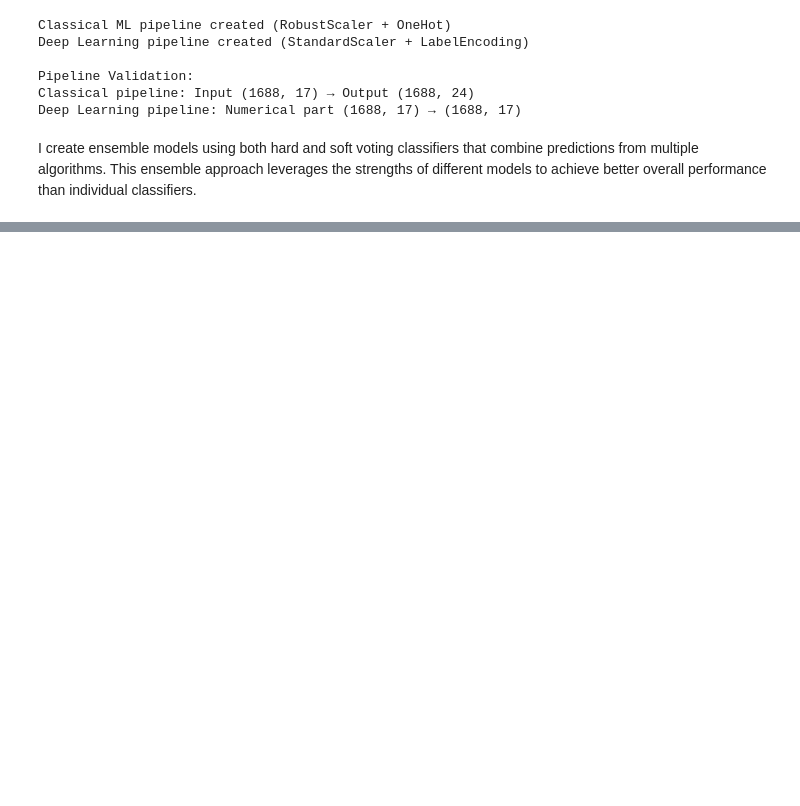
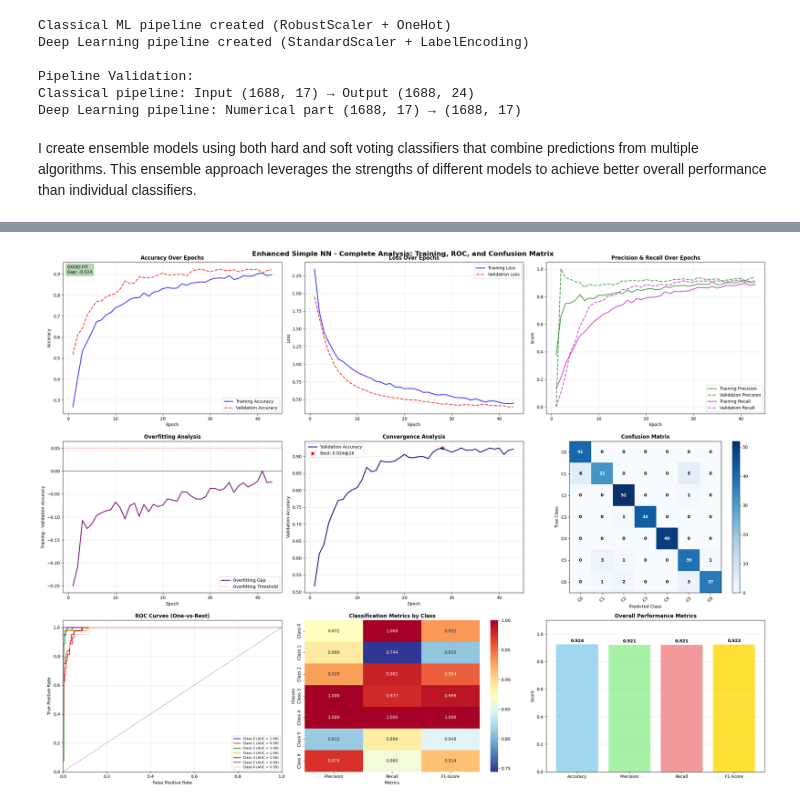
Before and after one commit to IrutingaboRaissa/Introtomachinelearning_Summative, a Jupyter notebook: summative.ipynb, the cells around one changed output, grey strips where cells are left out. Drawn from its saved outputs; the diff is of its cells as text; code cells hidden in the pictures; blank space fills up the shorter version.

```diff
--- a/summative.ipynb
+++ b/summative.ipynb
@@ -4518,0 +2418,81 @@ This comprehensive machine learning analysis has provided systematic insights in
+# %%
+# ENHANCED MODEL 1: OPTIMIZED SIMPLE NEURAL NETWORK WITH INDIVIDUAL ANALYSIS
+print("\nENHANCED MODEL 1: Optimized Simple Neural Network")
+
+# Create enhanced simple neural network with advanced regularization
+enhanced_simple_nn = keras.Sequential([
+    keras.layers.Dense(128, activation='relu', input_shape=(n_features,),
+                      kernel_regularizer=regularizers.l1_l2(l1=0.0001, l2=0.001),
+                      bias_regularizer=regularizers.l2(0.001)),
+    keras.layers.BatchNormalization(),
+    keras.layers.Dropout(0.4),
+
+    keras.layers.Dense(64, activation='relu',
+                      kernel_regularizer=regularizers.l1_l2(l1=0.0001, l2=0.001),
+                      bias_regularizer=regularizers.l2(0.001)),
+    keras.layers.BatchNormalization(),
+    keras.layers.Dropout(0.3),
+
+    keras.layers.Dense(32, activation='relu',
+                      kernel_regularizer=regularizers.l2(0.001)),
+    keras.layers.Dropout(0.2),
+
+    keras.layers.Dense(n_classes, activation='softmax')
+])
+
+# Compile with advanced optimizer
+enhanced_simple_nn.compile(
+    optimizer=keras.optimizers.Adam(learning_rate=0.001, beta_1=0.9, beta_2=0.999, epsilon=1e-7),
+    loss='categorical_crossentropy',
+    metrics=['accuracy', Precision(name='precision'), Recall(name='recall')]
+)
+
+# Display model architecture
+print("\nMODEL ARCHITECTURE:")
+enhanced_simple_nn.summary()
+
+print(f"\nArchitecture Details:")
+print(f"   Input Features: {n_features}")
+print(f"   Hidden Layers: 3 (128 → 64 → 32)")
+print(f"   Output Classes: {n_classes}")
+print(f"   Regularization: L1+L2 kernel, L2 bias, Batch Normalization, Dropout")
+print(f"   Total Parameters: {enhanced_simple_nn.count_params():,}")
+
+print(f"\nStarting training...")
+start_time = time.time()
+
+enhanced_simple_history = enhanced_simple_nn.fit(
+    X_dl_train_scaled, y_train_cat,
+    validation_data=(X_dl_val_scaled, y_val_cat),
+    epochs=100,
+    batch_size=32,
+    callbacks=create_enhanced_callbacks('enhanced_simple_nn'),
+    verbose=1  # Show training progress
+)
+
+enhanced_simple_time = time.time() - start_time
+
+# INDIVIDUAL MODEL ANALYSIS AND PLOTTING
+print("INDIVIDUAL MODEL ANALYSIS - ENHANCED SIMPLE NN")
+
+# Plot individual analysis with overfitting/underfitting detection and ROC curves
+simple_analysis = plot_individual_model_analysis(
+    enhanced_simple_nn, "Enhanced Simple NN", enhanced_simple_history,
+    X_dl_val_scaled, y_val_cat, y_val
+)
+
+# Comprehensive evaluation
+enhanced_simple_results, _ = enhanced_evaluate_dl_model(
+    enhanced_simple_nn, "Enhanced Simple NN",
+    X_dl_train_scaled, X_dl_val_scaled, y_train_cat, y_val_cat,
+    y_train, y_val, enhanced_simple_history, enhanced_simple_time
+)
+
+# Store results
+enhanced_dl_results.append(enhanced_simple_results)
+enhanced_histories.append(enhanced_simple_history)
+enhanced_model_names.append("Enhanced Simple NN")
+individual_analyses.append(simple_analysis)
+
+print(f"\nEnhanced Simple Neural Network completed in {enhanced_simple_time:.2f} seconds")
+# %% [output]
@@ -4518,0 +2540 @@ This comprehensive machine learning analysis has provided systematic insights in
+[figure, added]
```
Also changed, not shown: parts of 145 cells of this notebook, 30 other files.
